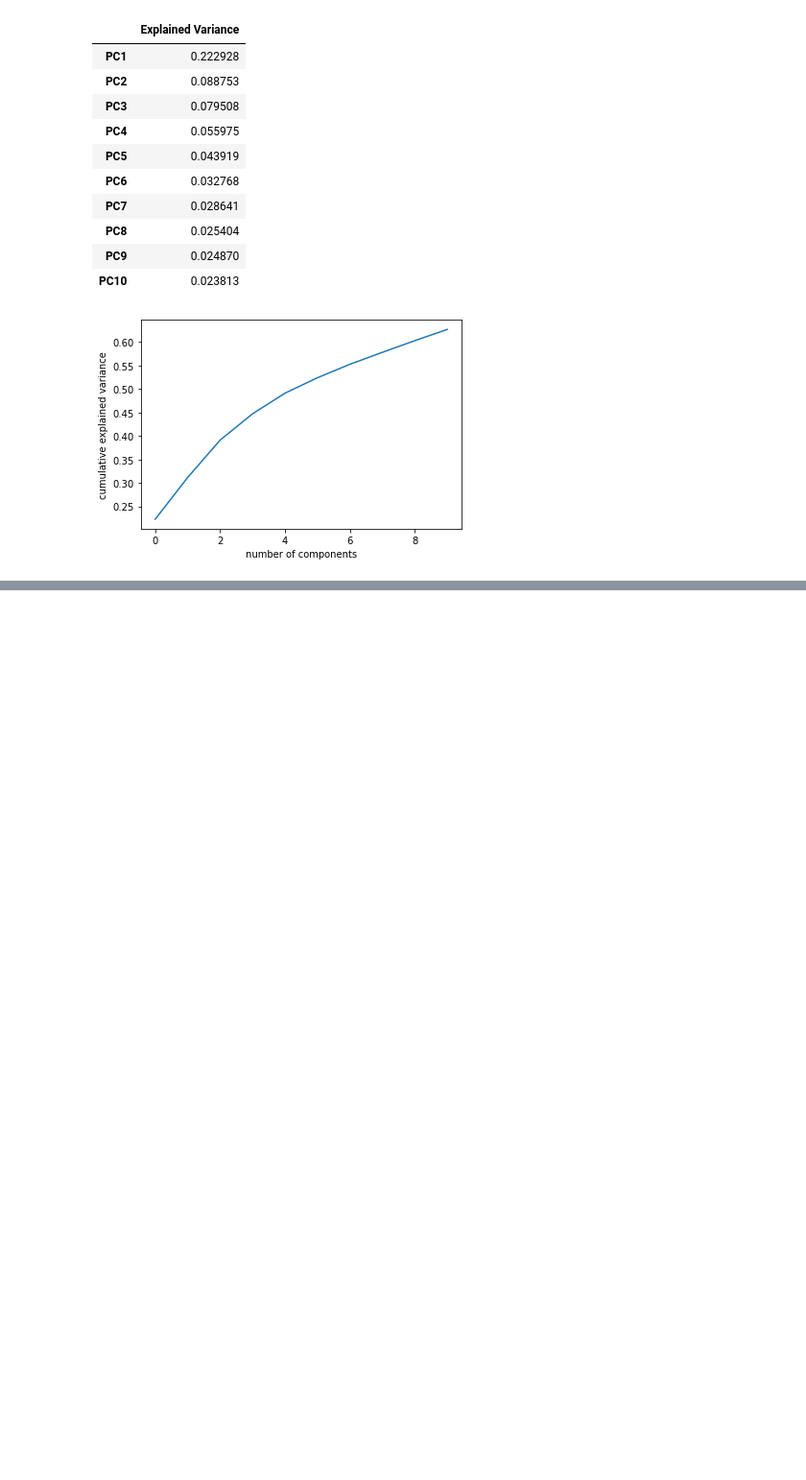
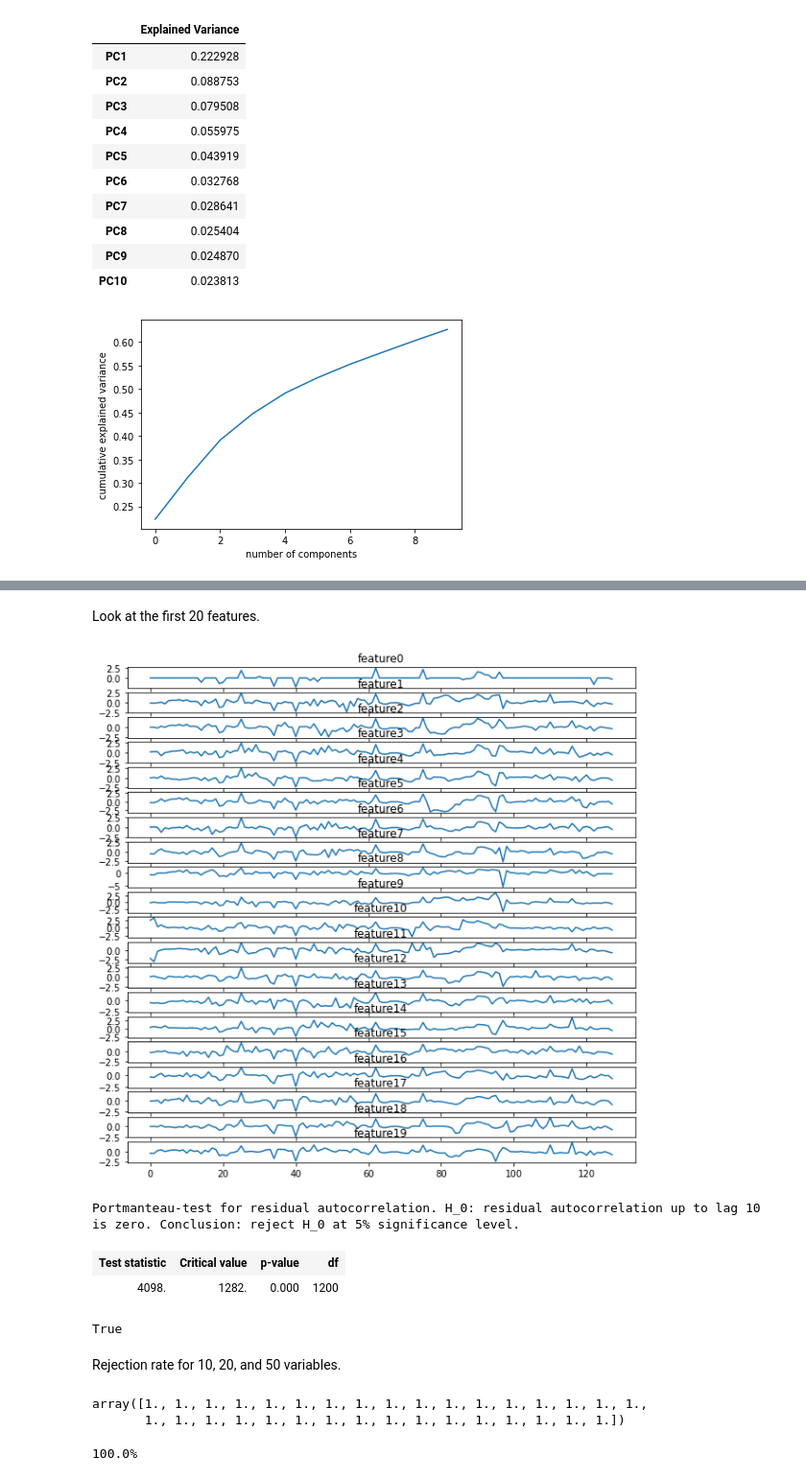
Before and after one commit to gituxedo/stat198finalproject, a Jupyter notebook: Final-Project.ipynb, the cells around one changed output, grey strips where cells are left out. Shown at 96% size. Cells and saved outputs as stored; diff of their text form; code cells hidden in the pictures; blank space fills up the shorter version.

```diff
--- a/Final-Project.ipynb
+++ b/Final-Project.ipynb
@@ -176,0 +253,43 @@ plt.ylabel('cumulative explained variance');
+# %% [markdown]
+Look at the first 20 features.
+# %%
+test_fred_20 = normalized_fred.iloc[:,np.arange(0, 20)]
+model = VAR(test_fred_20.astype(float))
+p = int(np.mean(optimal_lag)) # lag order from average of
+results_20 = model.fit(p, method = "ols")
+results_20.plot();
+# %% [output]
+[figure, added]
+# %%
+resid_test_20 = var_model.VARResults.test_whiteness(results_20, nlags=10, signif=0.05, adjusted=False)
+resid_test_20.summary()
+# %% [output]
+Portmanteau-test for residual autocorrelation. H_0: residual autocorrelation up to lag 10 is zero. Conclusion: reject H_0 at 5% significance level.
+| Test statistic | Critical value | p-value | df |
+| 4098. | 1282. | 0.000 | 1200 |
+# %%
+resid_test_20.pvalue <= 0.05
+# %% [output]
+True
+# %% [markdown]
+Rejection rate for 10, 20, and 50 variables.
+# %%
+n = 10 # number of variable-specific tests
+j_index = 0
+rejection_10 = np.array([])
+for j in range(1, int(N/n)):
+    test_fred = normalized_fred.iloc[:, np.arange(j_index, j_index+n)]
+    model = VAR(test_fred.astype(float))
+    results = model.fit(p, method = "ols")
+    resid_test = var_model.VARResults.test_whiteness(results, nlags=10, signif=0.05, adjusted=False)
+    rejection_10 = np.append(rejection_10, resid_test.pvalue <= 0.05)
+    j_index += n
+rejection_10
+# %% [output]
+array([1., 1., 1., 1., 1., 1., 1., 1., 1., 1., 1., 1., 1., 1., 1., 1., 1.,
+       1., 1., 1., 1., 1., 1., 1., 1., 1., 1., 1., 1., 1., 1., 1., 1.])
+# %%
+rejection_rate_10 = rejection_10.sum()/len(rejection_10)
+print(str(rejection_rate_10*100)+'%')
+# %% [output]
+100.0%
```
Also changed, not shown: parts of 19 cells of this notebook, 1 other file.
